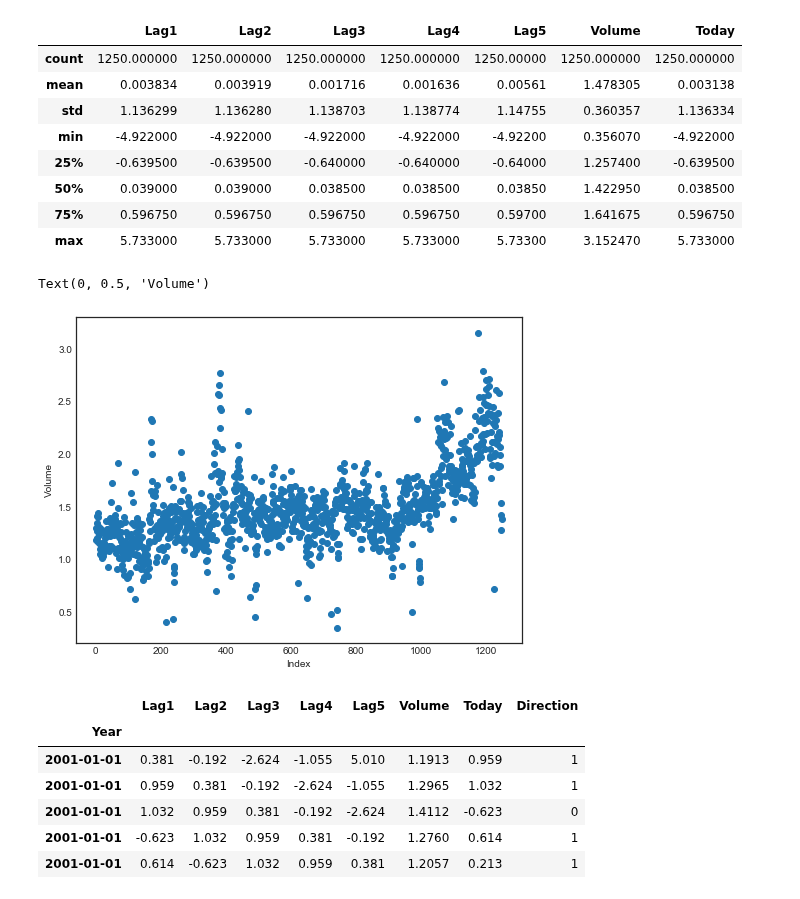
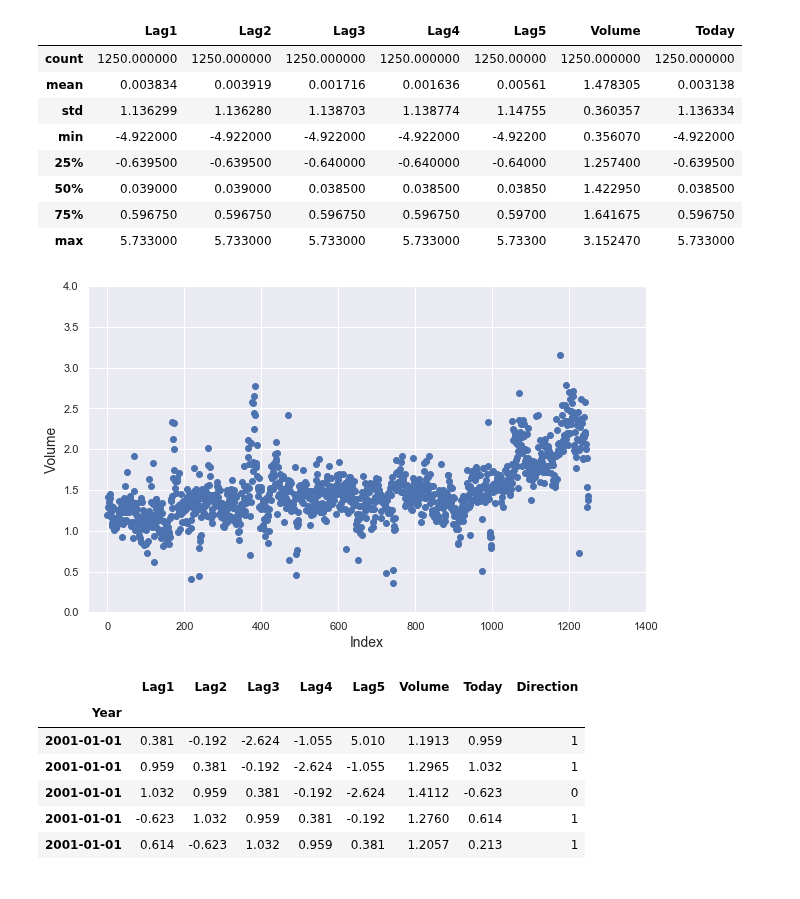
Before and after one commit to HatefDastour/Notes, a Jupyter notebook: Statistical_Learning/A_Comparison_of_Classification_Methods.ipynb, the cells around one changed output. Saved outputs shown, nothing was run; the diff lists cells and outputs as text; code cells hidden in the pictures.

```diff
--- a/Statistical_Learning/A_Comparison_of_Classification_Methods.ipynb
+++ b/Statistical_Learning/A_Comparison_of_Classification_Methods.ipynb
@@ -99,14 +107,16 @@ df.describe()
 | 50% | 0.039000 | 0.039000 | 0.038500 | 0.038500 | 0.03850 | 1.422950 | 0.038500 |
 | 75% | 0.596750 | 0.596750 | 0.596750 | 0.596750 | 0.59700 | 1.641675 | 0.596750 |
 | max | 5.733000 | 5.733000 | 5.733000 | 5.733000 | 5.73300 | 3.152470 | 5.733000 |
-# %%
-plt.figure(figsize = (8, 6))
-plt.scatter(list(range(len(df['Volume']))),df['Volume'])
-plt.xlabel('Index')
-plt.ylabel('Volume')
-# %% [output]
-Text(0, 0.5, 'Volume')
-[figure, removed]
+# %%
+sns.set(color_codes=True)
+fig, ax = plt.subplots(1,1, figsize=(10,6))
+_ = ax.scatter(np.arange(0,len(df)), df['Volume'])
+_ = ax.set_xlabel('Index', fontsize =14)
+_ = ax.set_ylabel('Volume', fontsize =14)
+_ = ax.set_xlim([-50, 1400])
+_ = ax.set_ylim([0, 4])
+# %% [output]
+[figure, added]
 # %%
 df2=copy.deepcopy(df)
 df2['Direction'] = df.Direction.factorize(sort=True)[0]
```
Also changed, not shown: parts of 9 cells of this notebook, 8 other files.
